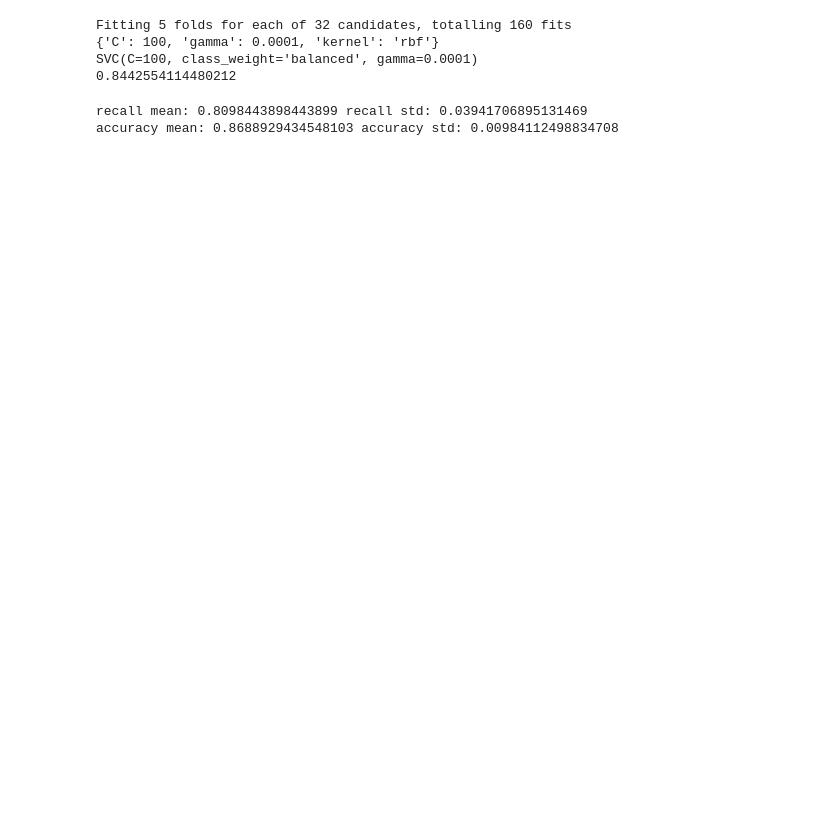
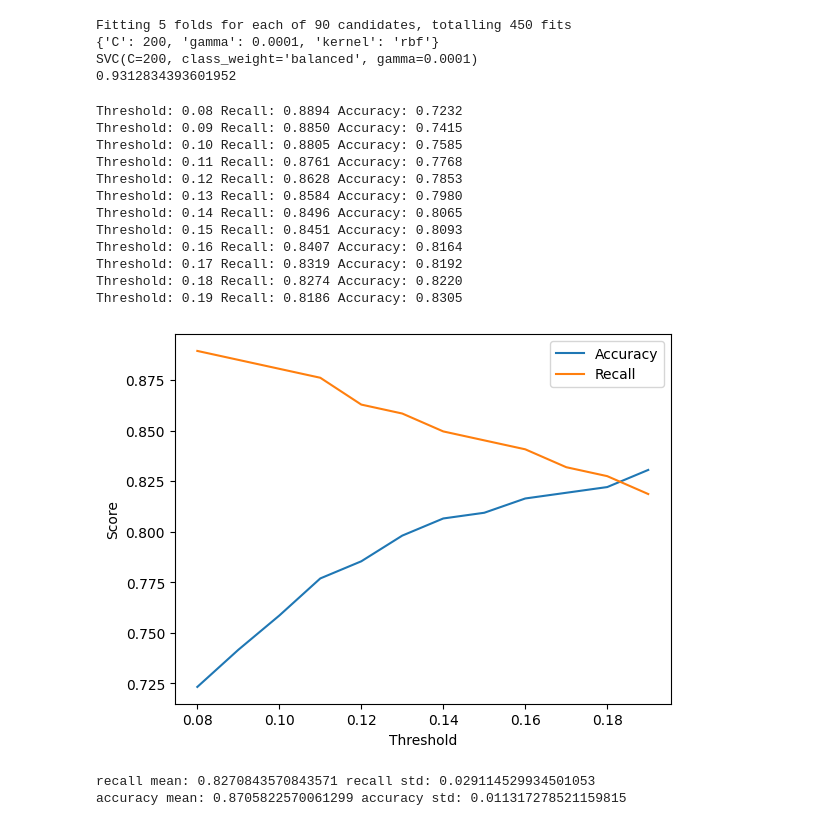
Before and after one commit to jnqian99/academic-performance, a Jupyter notebook: notebooks/6_classification/svm_classify.ipynb, the cells around one changed output. Drawn from its saved outputs; the diff is of its cells as text; code cells hidden in the pictures; blank space fills up the shorter version.

```diff
--- a/notebooks/6_classification/svm_classify.ipynb
+++ b/notebooks/6_classification/svm_classify.ipynb
@@ -33,35 +38,74 @@ X_train, X_test, y_train, y_test = train_test_split(X, y, test_size=0.2, random_
 from sklearn.svm import SVC
 
 svc = SVC(class_weight='balanced')
-param_grid = {'C': [0.1, 1, 10, 100],
-              'gamma': [0.1, 0.01, 0.001, 0.0001],
-              'kernel': ['rbf', 'sigmoid']}
+param_grid = {'C': [1, 10, 100, 200, 500, 1000],
+              'gamma': [0.1, 0.01, 0.001, 0.0001, 0.00001],
+              'kernel': ['rbf', 'sigmoid', 'poly']}
 # scoring on both accuracy and recall
-grid = GridSearchCV(svc, param_grid, refit=True, scoring='balanced_accuracy', verbose=2, n_jobs=-1)
+grid = GridSearchCV(svc, param_grid, refit=True, scoring='roc_auc', verbose=2, n_jobs=-1)
 grid.fit(X_train, y_train)
 print(grid.best_params_)
 print(grid.best_estimator_)
-grid_predictions = grid.predict(X_test)
-gscore = grid.score(X_test, y_test)
+gscore = grid.score(X_train, y_train)
 print(gscore)
 # %% [output]
-Fitting 5 folds for each of 32 candidates, totalling 160 fits
-{'C': 100, 'gamma': 0.0001, 'kernel': 'rbf'}
-SVC(C=100, class_weight='balanced', gamma=0.0001)
-0.8442554114480212
+Fitting 5 folds for each of 90 candidates, totalling 450 fits
+{'C': 200, 'gamma': 0.0001, 'kernel': 'rbf'}
+SVC(C=200, class_weight='balanced', gamma=0.0001)
+0.9312834393601952
+# %%
+# hyper parameter search for decision threshold
+
+# split traning set into training and validation set
+X_train_sub, X_val, y_train_sub, y_val = train_test_split(X_train, y_train, test_size=0.2, random_state=42)
+
+classifier = SVC(kernel='rbf', gamma=0.0001, C=200, random_state=42, class_weight='balanced', probability=True)
+classifier.fit(X_train_sub, y_train_sub)
+y_pred_prob = classifier.predict_proba(X_val)[:, 1]
+# hyperparameter search for SVM
+accuracys = []
+recalls = []
+for threshold in np.arange(0.08, 0.20, 0.01):
+    y_pred = y_pred_prob > threshold
+    # format and print threshold with .2f
+    print('Threshold: {:.2f} Recall: {:.4f} Accuracy: {:.4f}'.format(threshold, recall_score(y_val, y_pred), accuracy_score(y_val, y_pred)))
+
+    accuracys.append(accuracy_score(y_val, y_pred))
+    recalls.append(recall_score(y_val, y_pred))
+
+plt.plot(np.arange(0.08, 0.20, 0.01), accuracys, label='Accuracy')
+plt.plot(np.arange(0.08, 0.20, 0.01), recalls, label='Recall')
+plt.xlabel('Threshold')
+plt.ylabel('Score')
+plt.legend()
+plt.show()
+# %% [output]
+Threshold: 0.08 Recall: 0.8894 Accuracy: 0.7232
+Threshold: 0.09 Recall: 0.8850 Accuracy: 0.7415
+Threshold: 0.10 Recall: 0.8805 Accuracy: 0.7585
+Threshold: 0.11 Recall: 0.8761 Accuracy: 0.7768
+Threshold: 0.12 Recall: 0.8628 Accuracy: 0.7853
+Threshold: 0.13 Recall: 0.8584 Accuracy: 0.7980
+Threshold: 0.14 Recall: 0.8496 Accuracy: 0.8065
+Threshold: 0.15 Recall: 0.8451 Accuracy: 0.8093
+Threshold: 0.16 Recall: 0.8407 Accuracy: 0.8164
+Threshold: 0.17 Recall: 0.8319 Accuracy: 0.8192
+Threshold: 0.18 Recall: 0.8274 Accuracy: 0.8220
+Threshold: 0.19 Recall: 0.8186 Accuracy: 0.8305
+[figure, added]
 # %%
 # use cross validation to evaluate model consistency on X_train_scaled data
 from sklearn.svm import SVC
 
-svm = SVC(kernel='rbf', gamma=0.01, C=10, random_state=42, class_weight='balanced')
+svm = SVC(kernel='rbf', gamma=0.0001, C=200, random_state=42, class_weight='balanced')
 scores = cross_val_score(svm, X_train, y_train, cv=10, scoring='recall')
 print("recall mean:", scores.mean(), "recall std:", scores.std())
 
 scores = cross_val_score(svm, X_train, y_train, cv=10, scoring='accuracy')
 print("accuracy mean:", scores.mean(), "accuracy std:", scores.std())
 # %% [output]
-recall mean: 0.8098443898443899 recall std: 0.03941706895131469
-accuracy mean: 0.8688929434548103 accuracy std: 0.00984112498834708
+recall mean: 0.8270843570843571 recall std: 0.029114529934501053
+accuracy mean: 0.8705822570061299 accuracy std: 0.011317278521159815
 # %%
 # classification with kernel svm
 
```
Also changed, not shown: parts of 5 cells of this notebook, 1 other file.
